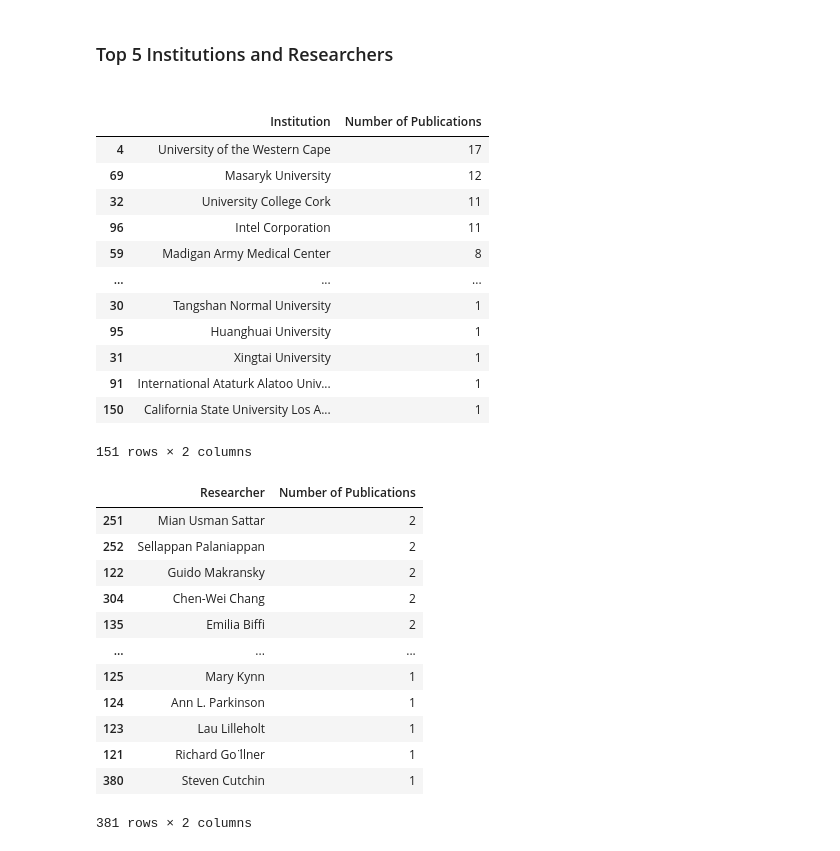
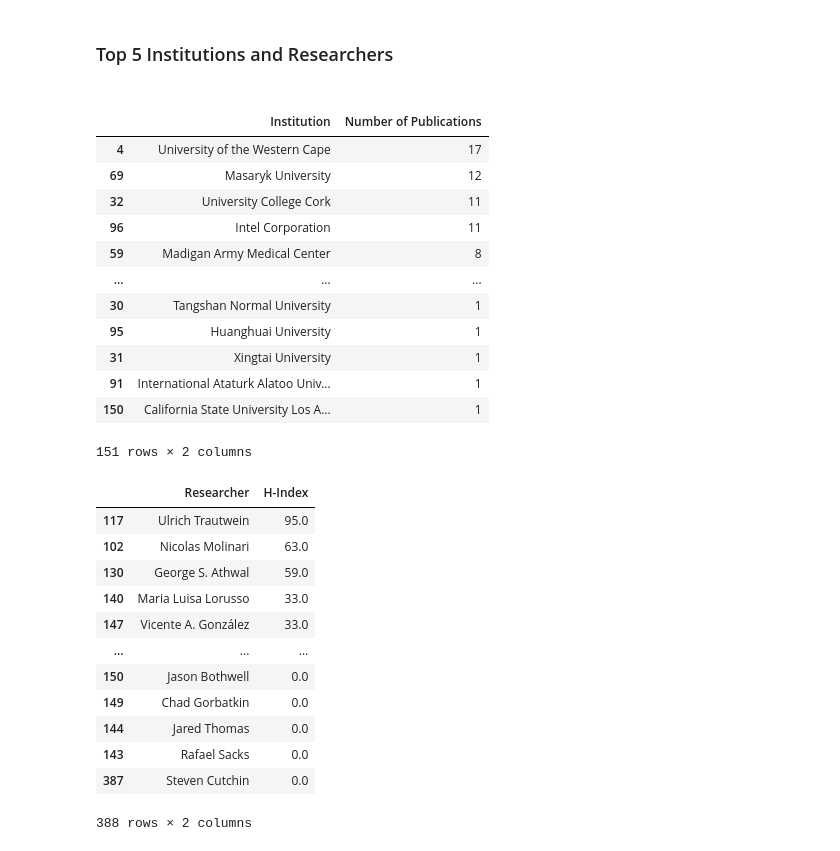
Before and after one commit to singh-maya/ML-Assignment-1, a Jupyter notebook: Python_Fundamentals.ipynb, the cells around one changed output. Drawn from its saved outputs; the diff is of its cells as text; code cells hidden in the pictures.

```diff
--- a/Python_Fundamentals.ipynb
+++ b/Python_Fundamentals.ipynb
@@ -18,4 +18,4 @@ authorInfo = pd.read_csv("authorInfo.csv")
 mergedInfo = pd.merge(articleInfo, authorInfo,
                    on="Article No.",
                    how="inner")
-mergedInfo.fillna(0)
+mergedInfo = mergedInfo.fillna(0)
@@ -140,48 +126,46 @@ Result contains 38 (95.0%) values in the correct format and 2 null values (5.0%)
 # %%
 # top 5 institutions and top 5 researchers
 # collect institution information and make dataframe
 institution = mergedInfo.loc[:, "Author Affiliation"].to_list()
 numInstitutions = {i: institution.count(i) for i in institution}
 institutionKeys = numInstitutions.keys()
 institutionValue = numInstitutions.values()
 institutionDF = pd.DataFrame({"Institution": institutionKeys, "Number of Publications": institutionValue})
 institutionDF = institutionDF.sort_values(by = 'Number of Publications', ascending=False)
 
-# collect researcher information and make dataframe
+# collect researcher information and make dataframe with h-index
 researcher = mergedInfo.loc[:, "Author Name"].to_list()
-numResearcher = {i: researcher.count(i) for i in researcher}
-researcherKeys = numResearcher.keys()
-researcherValue = numResearcher.values()
+hindex = mergedInfo.loc[:,"h-index"].to_list()
 researcherDF = pd.DataFrame(
-    {"Researcher": researcherKeys, "Number of Publications": researcherValue})
-researcherDF = researcherDF.sort_values(by='Number of Publications', ascending= False)
+    {"Researcher": researcher, "H-Index": hindex})
+researcherDF = researcherDF.sort_values(by='H-Index', ascending= False)
 
 display(institutionDF)
 display(researcherDF)
 # %% [output]
 |  | Institution | Number of Publications |
 | 4 | University of the Western Cape | 17 |
 | 69 | Masaryk University | 12 |
 | 32 | University College Cork | 11 |
 | 96 | Intel Corporation | 11 |
 | 59 | Madigan Army Medical Center | 8 |
 | ... | ... | ... |
 | 30 | Tangshan Normal University | 1 |
 | 95 | Huanghuai University | 1 |
 | 31 | Xingtai University | 1 |
 | 91 | International Ataturk Alatoo Univ... | 1 |
 | 150 | California State University Los A... | 1 |
 151 rows × 2 columns
-|  | Researcher | Number of Publications |
-| 251 | Mian Usman Sattar | 2 |
-| 252 | Sellappan Palaniappan | 2 |
-| 122 | Guido Makransky | 2 |
-| 304 | Chen-Wei Chang | 2 |
-| 135 | Emilia Biffi | 2 |
+|  | Researcher | H-Index |
+| 117 | Ulrich Trautwein | 95.0 |
+| 102 | Nicolas Molinari | 63.0 |
+| 130 | George S. Athwal | 59.0 |
+| 140 | Maria Luisa Lorusso | 33.0 |
+| 147 | Vicente A. González | 33.0 |
 | ... | ... | ... |
-| 125 | Mary Kynn | 1 |
-| 124 | Ann L. Parkinson | 1 |
-| 123 | Lau Lilleholt | 1 |
-| 121 | Richard Go ̈llner | 1 |
-| 380 | Steven Cutchin | 1 |
+| 150 | Jason Bothwell | 0.0 |
+| 149 | Chad Gorbatkin | 0.0 |
+| 144 | Jared Thomas | 0.0 |
+| 143 | Rafael Sacks | 0.0 |
+| 387 | Steven Cutchin | 0.0 |
-381 rows × 2 columns
+388 rows × 2 columns
```
Also changed, not shown: parts of 2 cells of this notebook.
